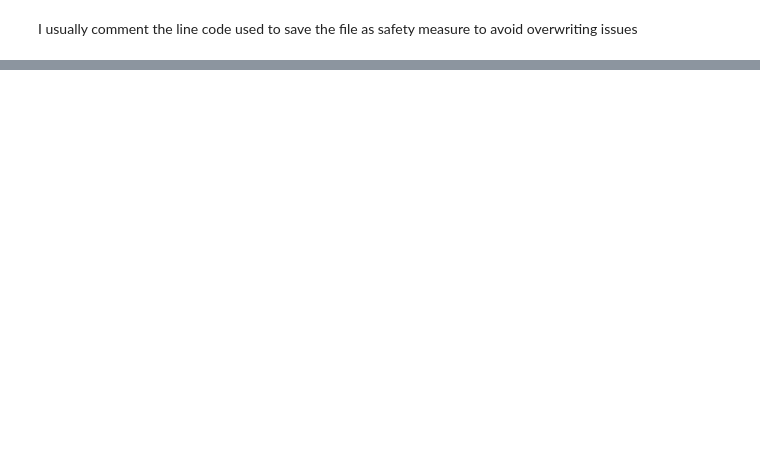
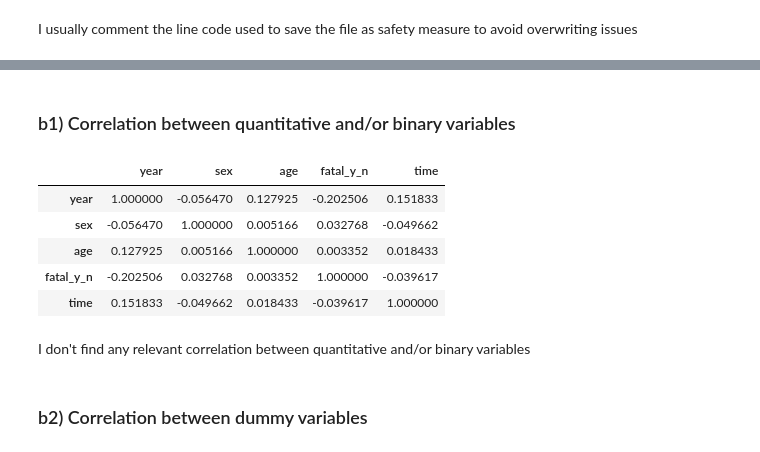
Before and after one commit to maluque/Data_Sharkleaner, a Jupyter notebook: scr/mlg_cleaning.ipynb, the cells around one changed output, grey strips where cells are left out. Saved outputs shown, nothing was run; the diff lists cells and outputs as text; code cells hidden in the pictures; blank space fills up the shorter version.

```diff
--- a/scr/mlg_cleaning.ipynb
+++ b/scr/mlg_cleaning.ipynb
@@ -819,2 +794,5 @@ NameError: name 'to_csv' is not defined
 # %%
-sharks_clean.to_csv('../data/sharks_clean.csv', index=False)
+sharks_clean=sharks15.copy()
+sharks_clean=mlg.reduc_mem(sharks_clean)
+sharks_clean.info()
+#sharks_clean.to_csv('../data/sharks_clean.csv', index=False)
@@ -822,0 +837,5 @@ I usually comment the line code used to save the file as safety measure to avoid
+# %%
+sharks_c1=sharks_clean.copy()
+sharks_c2=sharks_c1[['date', 'year', 'type', 'country', 'sex', 'age', 'injury', 'fatal_y_n', 'time']]
+sharks_c2["fatal_y_n"]=np.where(sharks_c2["fatal_y_n"]=="N", 0, 1)
+sharks_c2["sex"]=np.where(sharks_c2["sex"]=="F", 0, 1)
@@ -822,0 +935,16 @@ I usually comment the line code used to save the file as safety measure to avoid
+# %% [markdown]
+### b1) Correlation between quantitative and/or binary variables
+# %%
+corr_df=sharks_c2.corr()
+corr_df
+# %% [output]
+|  | year | sex | age | fatal_y_n | time |
+| year | 1.000000 | -0.056470 | 0.127925 | -0.202506 | 0.151833 |
+| sex | -0.056470 | 1.000000 | 0.005166 | 0.032768 | -0.049662 |
+| age | 0.127925 | 0.005166 | 1.000000 | 0.003352 | 0.018433 |
+| fatal_y_n | -0.202506 | 0.032768 | 0.003352 | 1.000000 | -0.039617 |
+| time | 0.151833 | -0.049662 | 0.018433 | -0.039617 | 1.000000 |
+# %% [markdown]
+I don't find any relevant correlation between quantitative and/or binary variables
+# %% [markdown]
+### b2) Correlation between dummy variables
```
Also changed, not shown: parts of 32 cells of this notebook, 3 other files.
